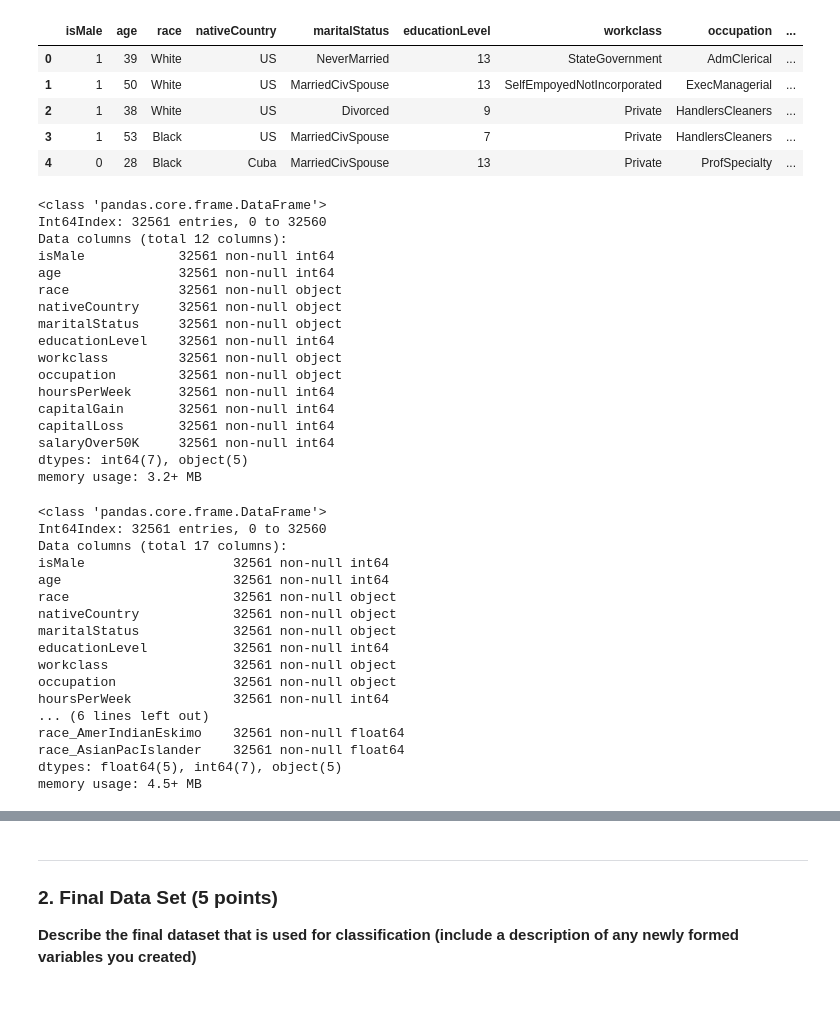
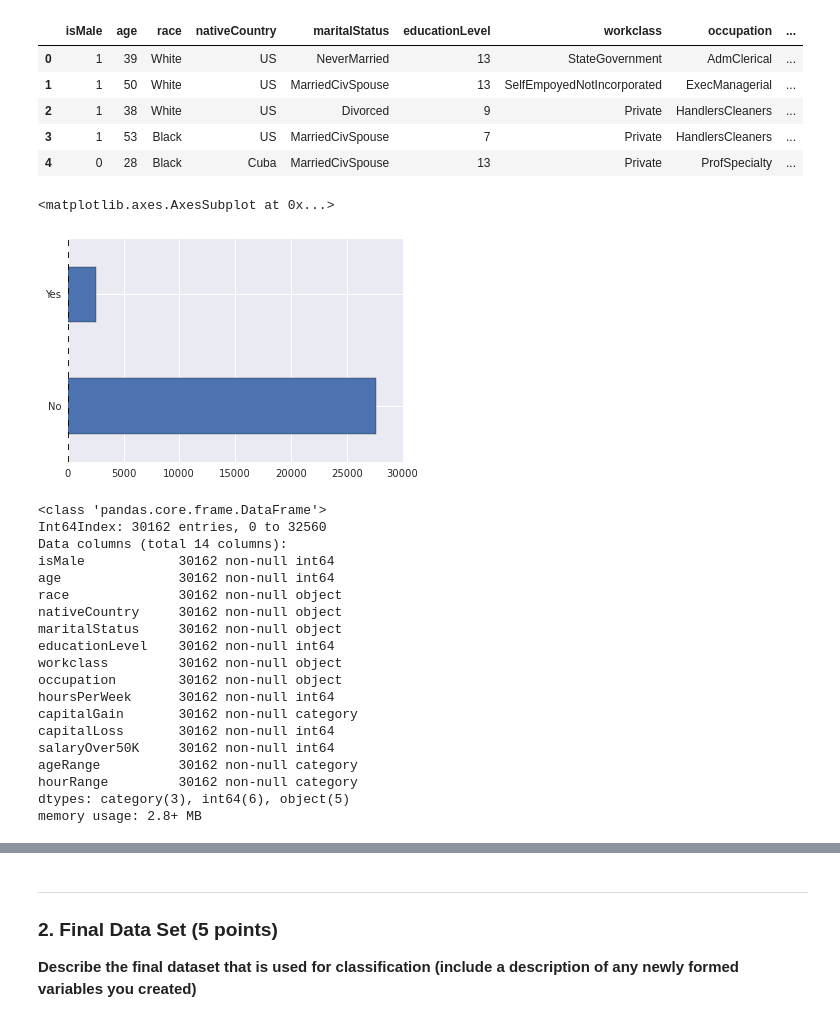
Before and after one commit to SpencerKaiser/DataMining, a Jupyter notebook: AssignmentTwo/A2-Master.ipynb, the cells around one changed output, grey strips where cells are left out. Drawn from its saved outputs; the diff is of its cells as text; code cells hidden in the pictures.

```diff
--- a/AssignmentTwo/A2-Master.ipynb
+++ b/AssignmentTwo/A2-Master.ipynb
@@ -266,47 +266,42 @@ df.head()
 | 2 | 1 | 38 | White | US | Divorced | 9 | Private | HandlersCleaners | ... |
 | 3 | 1 | 53 | Black | US | MarriedCivSpouse | 7 | Private | HandlersCleaners | ... |
 | 4 | 0 | 28 | Black | Cuba | MarriedCivSpouse | 13 | Private | ProfSpecialty | ... |
+# %%
+# We can also group by age range like this
+df['ageRange'] = pd.cut(df.age,[16,20,30,40,50,60,70,80,91],8,
+                         labels=['17-20','20s','30s','40s','50s','60s','70s','80s',])
+# %%
+# And by hours-per-week
+df['hourRange'] = pd.cut(df['hoursPerWeek'], [0,21,41,61,81,100], 5, labels=['1-20', '21-40', '41-60','61-80','80-99'])
+# %%
+# And by capital gain
+df['capitalGain'] = pd.cut(df['capitalGain'], [-1,1,100000], 2,
+                           labels=['No', 'Yes' ])
+# %%
+df['capitalGain'].value_counts().plot(kind='barh')
+# %% [output]
+<matplotlib.axes.AxesSubplot at 0x...>
+[figure, added]
 # %%
 # Also here are the data types of our attributes, as we can see isMale and salaryOver50K are already integers
 df.info()
 # %% [output]
 <class 'pandas.core.frame.DataFrame'>
-Int64Index: 32561 entries, 0 to 32560
-Data columns (total 12 columns):
-isMale            32561 non-null int64
-age               32561 non-null int64
-race              32561 non-null object
-nativeCountry     32561 non-null object
-maritalStatus     32561 non-null object
-educationLevel    32561 non-null int64
-workclass         32561 non-null object
-occupation        32561 non-null object
-hoursPerWeek      32561 non-null int64
-capitalGain       32561 non-null int64
-capitalLoss       32561 non-null int64
-salaryOver50K     32561 non-null int64
-dtypes: int64(7), object(5)
-memory usage: 3.2+ MB
+Int64Index: 30162 entries, 0 to 32560
+Data columns (total 14 columns):
+isMale            30162 non-null int64
+age               30162 non-null int64
+race              30162 non-null object
+nativeCountry     30162 non-null object
+maritalStatus     30162 non-null object
+educationLevel    30162 non-null int64
+workclass         30162 non-null object
+occupation        30162 non-null object
+hoursPerWeek      30162 non-null int64
+capitalGain       30162 non-null category
+capitalLoss       30162 non-null int64
+salaryOver50K     30162 non-null int64
+ageRange          30162 non-null category
+hourRange         30162 non-null category
+dtypes: category(3), int64(6), object(5)
+memory usage: 2.8+ MB
-# %%
-# Now we will make all the categorical attributes into one-hot encoded values
-tmp_df = pd.get_dummies(df.race,prefix='race')
-df = pd.concat((df,tmp_df),axis=1)
-df.info()
-# %% [output]
-<class 'pandas.core.frame.DataFrame'>
-Int64Index: 32561 entries, 0 to 32560
-Data columns (total 17 columns):
-isMale                   32561 non-null int64
-age                      32561 non-null int64
-race                     32561 non-null object
-nativeCountry            32561 non-null object
-maritalStatus            32561 non-null object
-educationLevel           32561 non-null int64
-workclass                32561 non-null object
-occupation               32561 non-null object
-hoursPerWeek             32561 non-null int64
-... (6 lines left out)
-race_AmerIndianEskimo    32561 non-null float64
-race_AsianPacIslander    32561 non-null float64
-dtypes: float64(5), int64(7), object(5)
-memory usage: 4.5+ MB
```
Also changed, not shown: parts of 9 cells of this notebook.
